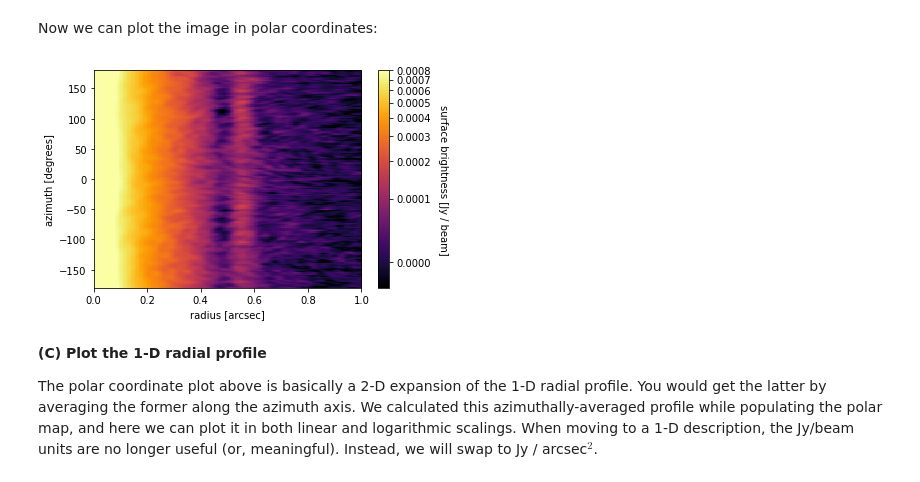
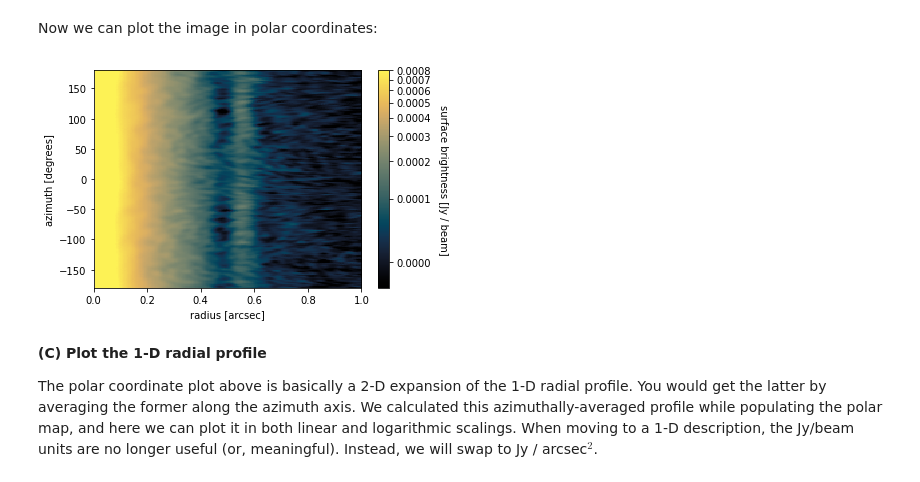
Before and after one commit to seanandrews/DSHARP_CPDs, a Jupyter notebook: Part2_Profiles.ipynb, the cells around one changed output. Saved outputs shown, nothing was run; the diff lists cells and outputs as text; code cells hidden in the pictures.

```diff
--- a/Part2_Profiles.ipynb
+++ b/Part2_Profiles.ipynb
@@ -177,29 +178,29 @@ Now we can plot the image in polar coordinates:
 # %%
 # define the full (r, az)-map boundaries with a list of the min/max (r, az) bins
 rtmap_bounds = (rbins.min(), rbins.max(), tbins.min(), tbins.max())
 
 # set the radius and azimuth ranges you want to show
 t_lims = [-180, 180]
 r_lims = [0, 1.]
 
 # now define the color-map, intensity limits, and stretch
-cmap = 'inferno'
+cmap = cmr.eclipse
 vmin, vmax = -3e-5, 8e-4    # these are in Jy/beam units
 norm = ImageNormalize(vmin=vmin, vmax=vmax, stretch=AsinhStretch())
 
 # set up and plot the image on the specified scale
 fig, ax = plt.subplots()
 im = ax.imshow(rtmap, origin='lower', cmap=cmap, extent=rtmap_bounds, norm=norm, aspect='auto')
 ax.set_xlim(r_lims)
 ax.set_ylim(t_lims)
 ax.set_ylabel('azimuth [degrees]')
 ax.set_xlabel('radius [arcsec]')
 
 # add a scalebar
 cb = plt.colorbar(im, ax=ax, pad=0.05)
 cb.set_label('surface brightness [Jy / beam]', rotation=270, labelpad=17)
 # %% [output]
-[figure, old version]
+[figure, new version]
 # %% [markdown]
 **(C) Plot the 1-D radial profile**
 
```
Also changed, not shown: parts of 4 cells of this notebook.
